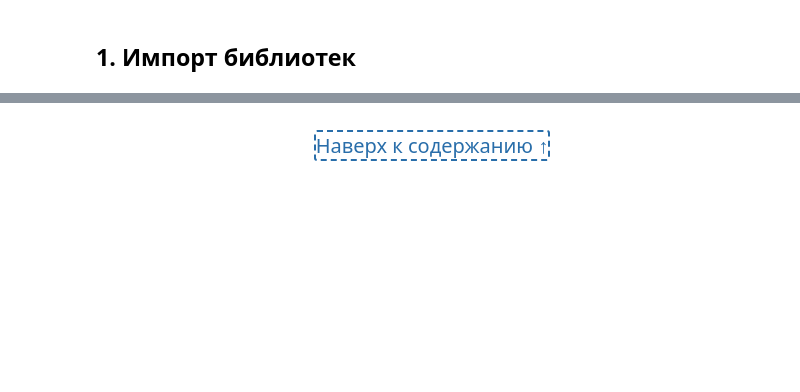
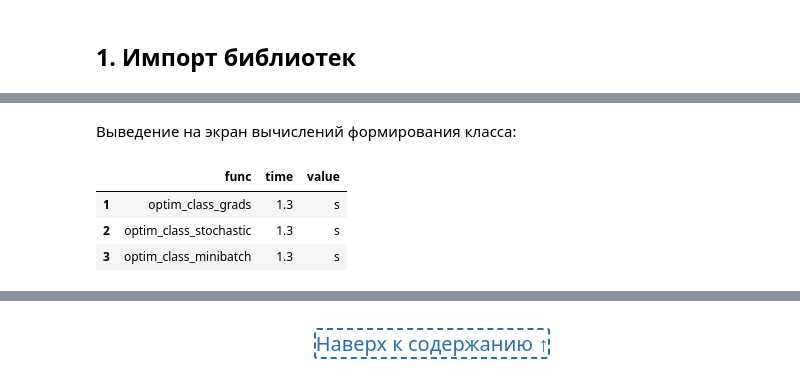
Before and after one commit to tidalinn/mai_term01_artificial_intelligence_course, a Jupyter notebook: 03_laboratory_work.ipynb, the cells around one changed output, grey strips where cells are left out. Drawn from its saved outputs; the diff is of its cells as text; code cells hidden in the pictures; blank space fills up the shorter version.

```diff
--- a/03_laboratory_work.ipynb
+++ b/03_laboratory_work.ipynb
@@ -27,0 +201,2 @@ import numba
+# %%
+time_class = {}
@@ -27,0 +831,9 @@ import numba
+# %% [markdown]
+Выведение на экран вычислений формирования класса:
+# %%
+data_framed(time_class)[1:]
+# %% [output]
+|  | func | time | value |
+| 1 | optim_class_grads | 1.3 | s |
+| 2 | optim_class_stochastic | 1.3 | s |
+| 3 | optim_class_minibatch | 1.3 | s |
```
Also changed, not shown: parts of 210 cells of this notebook, 2 other files.
